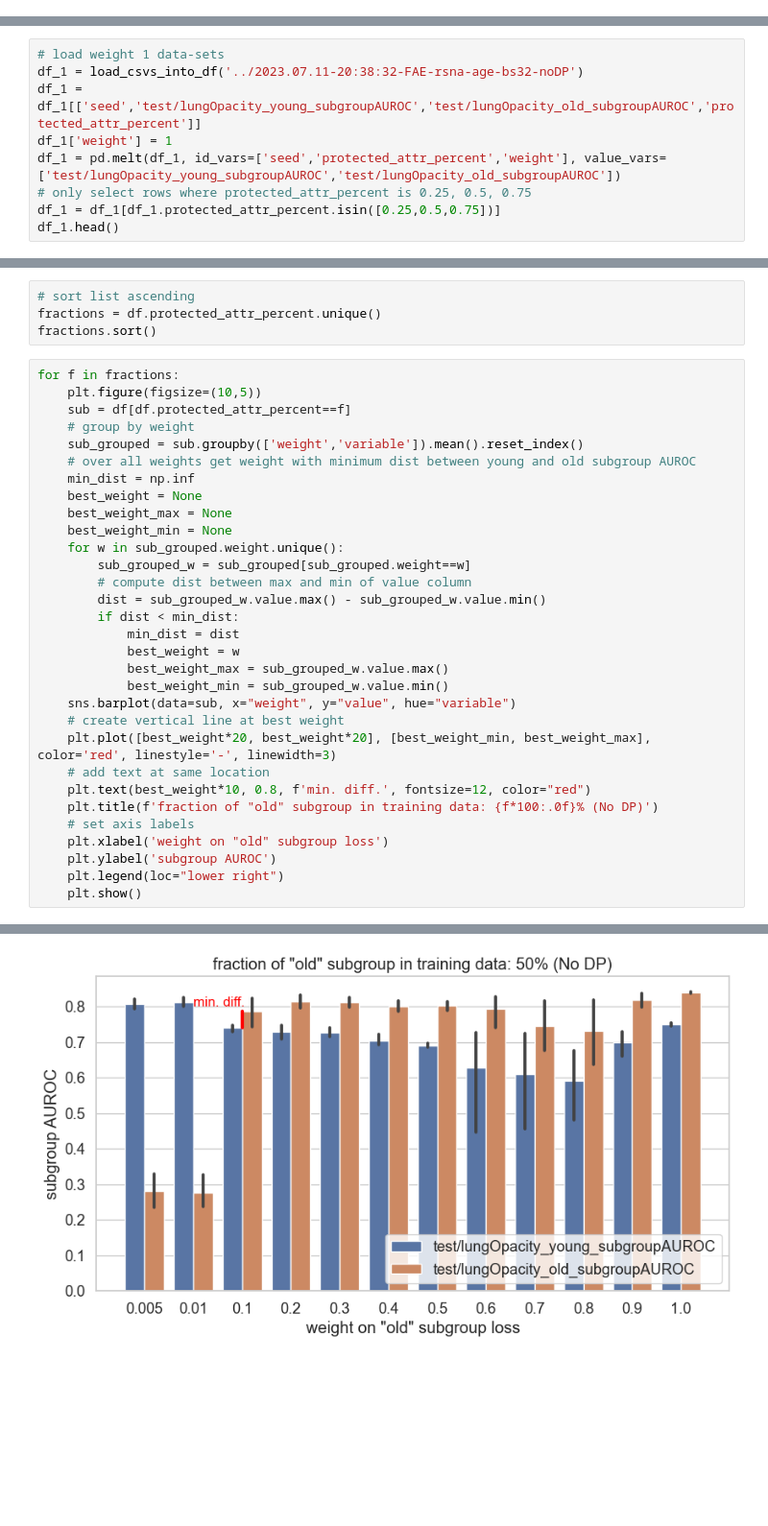
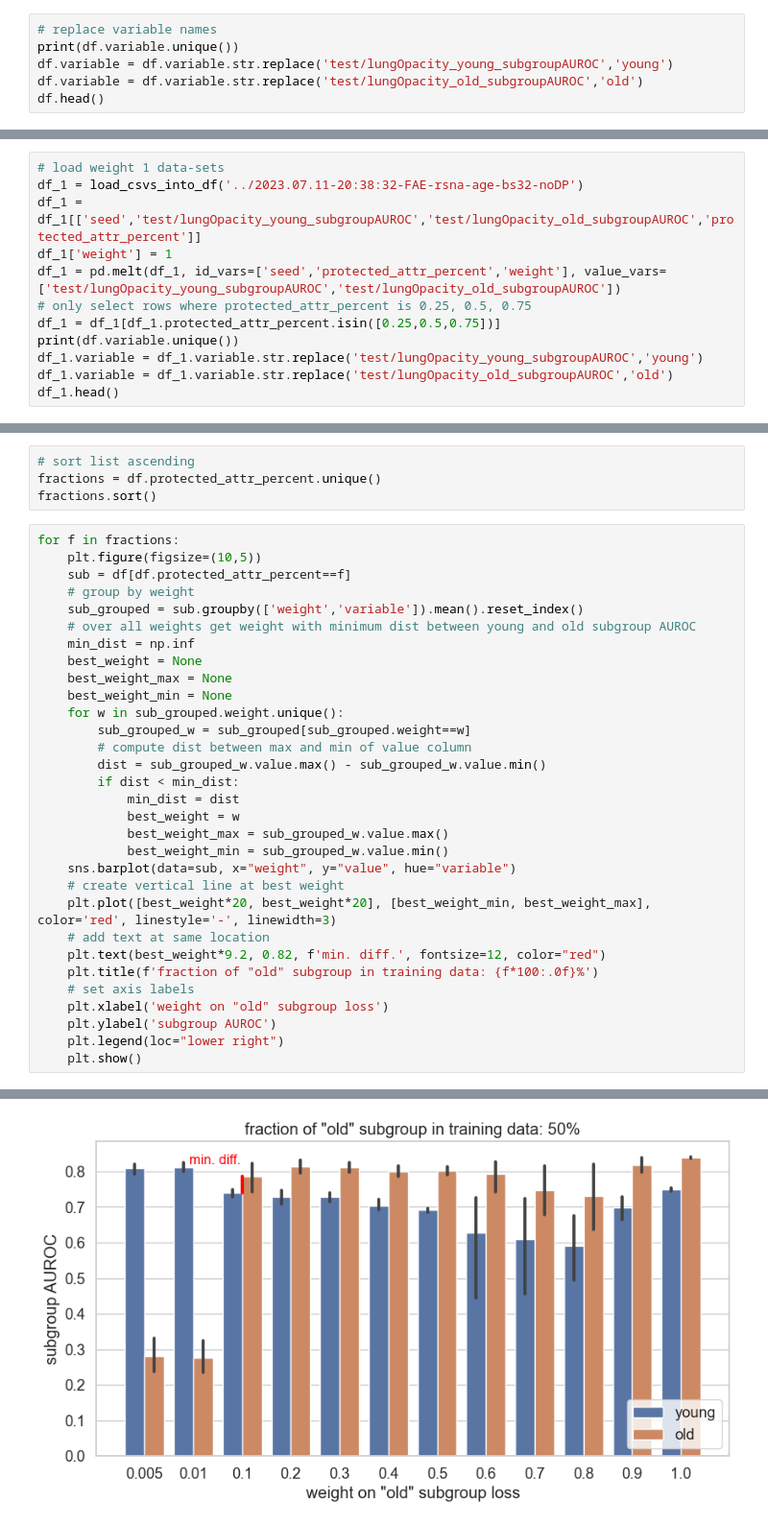
Before and after one commit to JohannesGetzner/fair-uad-with-dp, a Jupyter notebook: src/logs_persist/2023-08-13 09:52:07-FAE-rsna-age-bs32_old_down_weighted-noDP/custom_plot.ipynb, the cells around one changed output, grey strips where cells are left out. Shown at 96% size. Cells and saved outputs as stored; diff of their text form; blank space fills up the shorter version.

```diff
--- a/src/logs_persist/2023-08-13 09:52:07-FAE-rsna-age-bs32_old_down_weighted-noDP/custom_plot.ipynb
+++ b/src/logs_persist/2023-08-13 09:52:07-FAE-rsna-age-bs32_old_down_weighted-noDP/custom_plot.ipynb
@@ -36,0 +29,6 @@ df.head()
+# %%
+# replace variable names
+print(df.variable.unique())
+df.variable = df.variable.str.replace('test/lungOpacity_young_subgroupAUROC','young')
+df.variable = df.variable.str.replace('test/lungOpacity_old_subgroupAUROC','old')
+df.head()
@@ -42,5 +49,8 @@ df_1['weight'] = 1
 df_1 = pd.melt(df_1, id_vars=['seed','protected_attr_percent','weight'], value_vars=['test/lungOpacity_young_subgroupAUROC','test/lungOpacity_old_subgroupAUROC'])
 # only select rows where protected_attr_percent is 0.25, 0.5, 0.75
 df_1 = df_1[df_1.protected_attr_percent.isin([0.25,0.5,0.75])]
+print(df.variable.unique())
+df_1.variable = df_1.variable.str.replace('test/lungOpacity_young_subgroupAUROC','young')
+df_1.variable = df_1.variable.str.replace('test/lungOpacity_old_subgroupAUROC','old')
 df_1.head()
 # %% [output]
@@ -81,8 +92,8 @@ for f in fractions:
     # create vertical line at best weight
     plt.plot([best_weight*20, best_weight*20], [best_weight_min, best_weight_max], color='red', linestyle='-', linewidth=3)
     # add text at same location
-    plt.text(best_weight*10, 0.8, f'min. diff.', fontsize=12, color="red")
-    plt.title(f'fraction of "old" subgroup in training data: {f*100:.0f}% (No DP)')
+    plt.text(best_weight*9.2, 0.82, f'min. diff.', fontsize=12, color="red")
+    plt.title(f'fraction of "old" subgroup in training data: {f*100:.0f}%')
     # set axis labels
     plt.xlabel('weight on "old" subgroup loss')
     plt.ylabel('subgroup AUROC')
@@ -93 +104 @@ for f in fractions:
-[figure, old version]
+[figure, new version]
```
Also changed, not shown: parts of 4 cells of this notebook, 4 other files.
